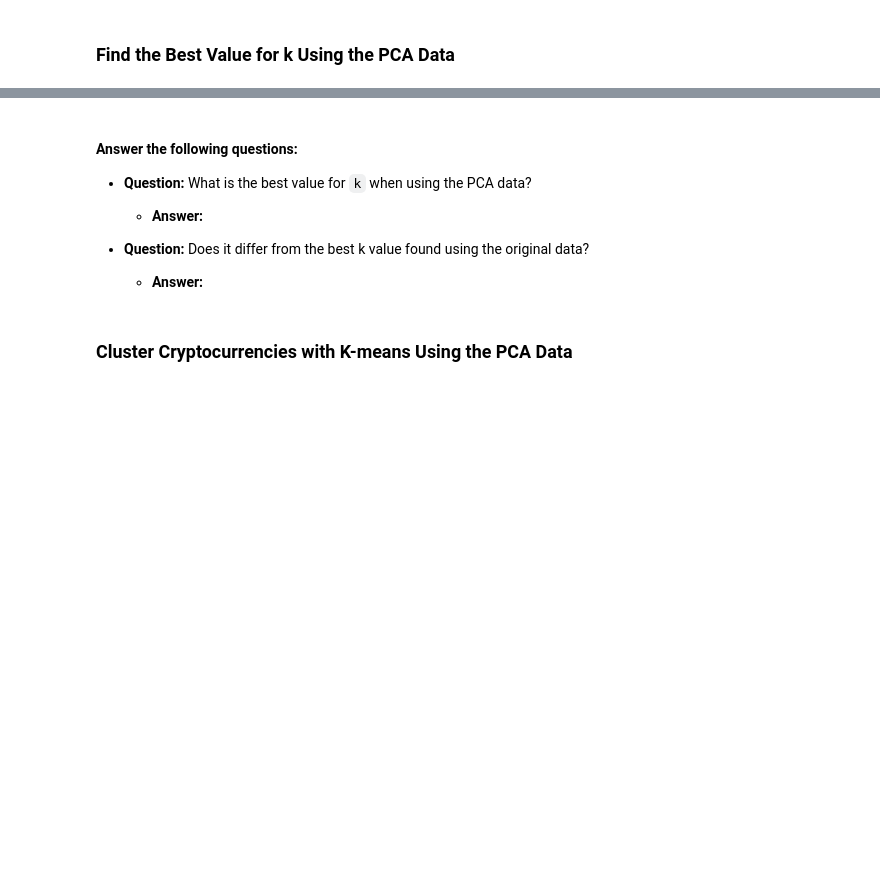
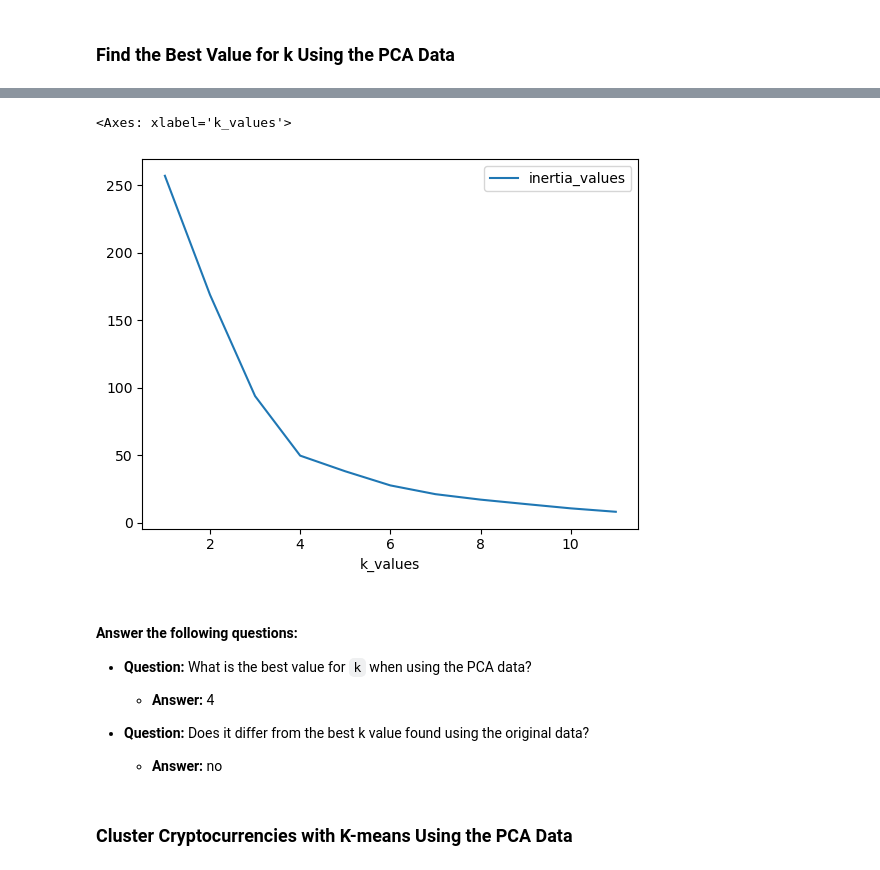
Before and after one commit to Dylan-Ross19/CryptoClustering, a Jupyter notebook: Starter_Code/Crypto_Clustering.ipynb, the cells around one changed output, grey strips where cells are left out. Saved outputs shown, nothing was run; the diff lists cells and outputs as text; code cells hidden in the pictures; blank space fills up the shorter version.

```diff
--- a/Starter_Code/Crypto_Clustering.ipynb
+++ b/Starter_Code/Crypto_Clustering.ipynb
@@ -278,16 +283,20 @@ pca_df.head()
 # %%
 # Plot a line chart with all the inertia values computed with
 # the different values of k to visually identify the optimal value for k.
+elbow_df_pca.plot(x='k_values', y='inertia_values')
+# %% [output]
+<Axes: xlabel='k_values'>
+[figure, added]
 # %% [markdown]
 #### Answer the following questions:
 * **Question:** What is the best value for `k` when using the PCA data?
 
-  * **Answer:**
+  * **Answer:** 4
 
 
 * **Question:** Does it differ from the best k value found using the original data?
 
-  * **Answer:**
+  * **Answer:** no
 # %% [markdown]
 ### Cluster Cryptocurrencies with K-means Using the PCA Data
 # %%
```
Also changed, not shown: parts of 14 cells of this notebook.
